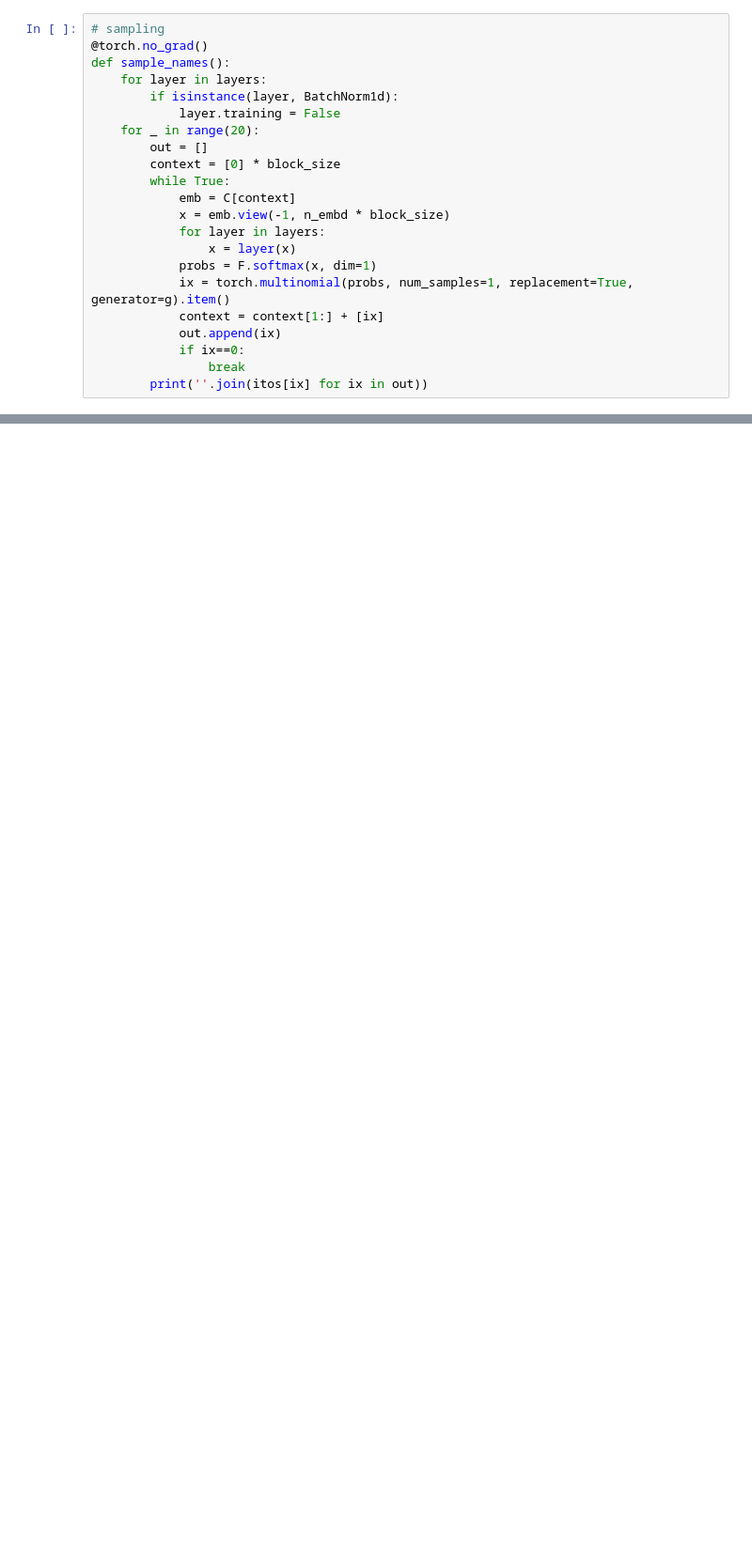
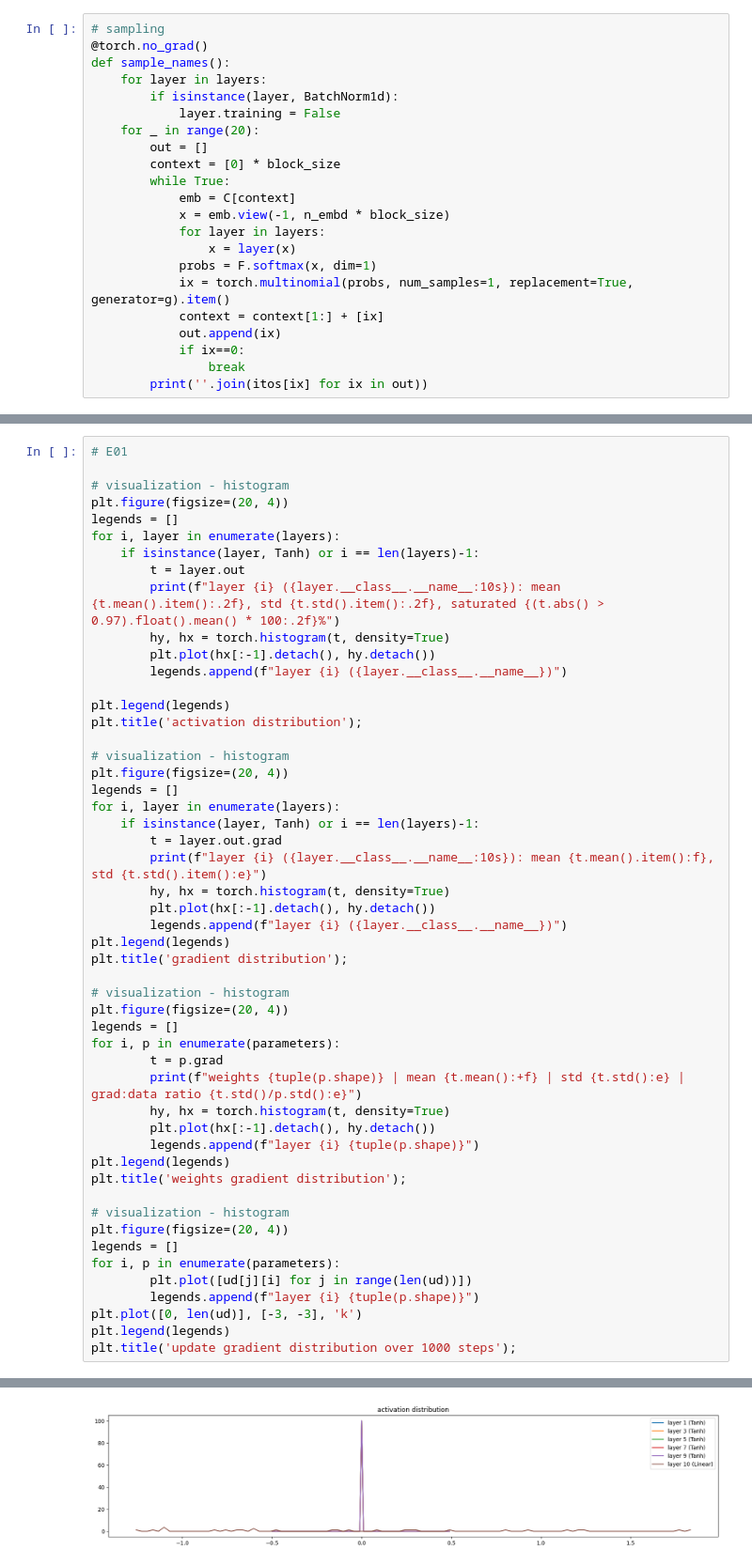
Before and after one commit to HJoonKwon/makemore, a Jupyter notebook: lecture_mlp2_bn.ipynb, the cells around one changed output, grey strips where cells are left out. Shown at 94% size. Cells and saved outputs as stored; diff of their text form; blank space fills up the shorter version.

```diff
--- a/lecture_mlp2_bn.ipynb
+++ b/lecture_mlp2_bn.ipynb
@@ -595,0 +619,52 @@ saavis.
+# %%
+# E01
+
+# visualization - histogram
+plt.figure(figsize=(20, 4))
+legends = []
+for i, layer in enumerate(layers):
+    if isinstance(layer, Tanh) or i == len(layers)-1:
+        t = layer.out
+        print(f"layer {i} ({layer.__class__.__name__:10s}): mean {t.mean().item():.2f}, std {t.std().item():.2f}, saturated {(t.abs() > 0.97).float().mean() * 100:.2f}%")
+        hy, hx = torch.histogram(t, density=True)
+        plt.plot(hx[:-1].detach(), hy.detach())
+        legends.append(f"layer {i} ({layer.__class__.__name__})")
+
+plt.legend(legends)
+plt.title('activation distribution');
+
+# visualization - histogram
+plt.figure(figsize=(20, 4))
+legends = []
+for i, layer in enumerate(layers):
+    if isinstance(layer, Tanh) or i == len(layers)-1:
+        t = layer.out.grad
+        print(f"layer {i} ({layer.__class__.__name__:10s}): mean {t.mean().item():f}, std {t.std().item():e}")
+        hy, hx = torch.histogram(t, density=True)
+        plt.plot(hx[:-1].detach(), hy.detach())
+        legends.append(f"layer {i} ({layer.__class__.__name__})")
+plt.legend(legends)
+plt.title('gradient distribution');
+
+# visualization - histogram
+plt.figure(figsize=(20, 4))
+legends = []
+for i, p in enumerate(parameters):
+        t = p.grad
+        print(f"weights {tuple(p.shape)} | mean {t.mean():+f} | std {t.std():e} | grad:data ratio {t.std()/p.std():e}")
+        hy, hx = torch.histogram(t, density=True)
+        plt.plot(hx[:-1].detach(), hy.detach())
+        legends.append(f"layer {i} {tuple(p.shape)}")
+plt.legend(legends)
+plt.title('weights gradient distribution');
+
+# visualization - histogram
+plt.figure(figsize=(20, 4))
+legends = []
+for i, p in enumerate(parameters):
+        plt.plot([ud[j][i] for j in range(len(ud))])
+        legends.append(f"layer {i} {tuple(p.shape)}")
+plt.plot([0, len(ud)], [-3, -3], 'k')
+plt.legend(legends)
+plt.title('update gradient distribution over 1000 steps');
+# %% [output]
@@ -595,0 +688 @@ saavis.
+[figure, added]
```
Also changed, not shown: parts of 14 cells of this notebook.
